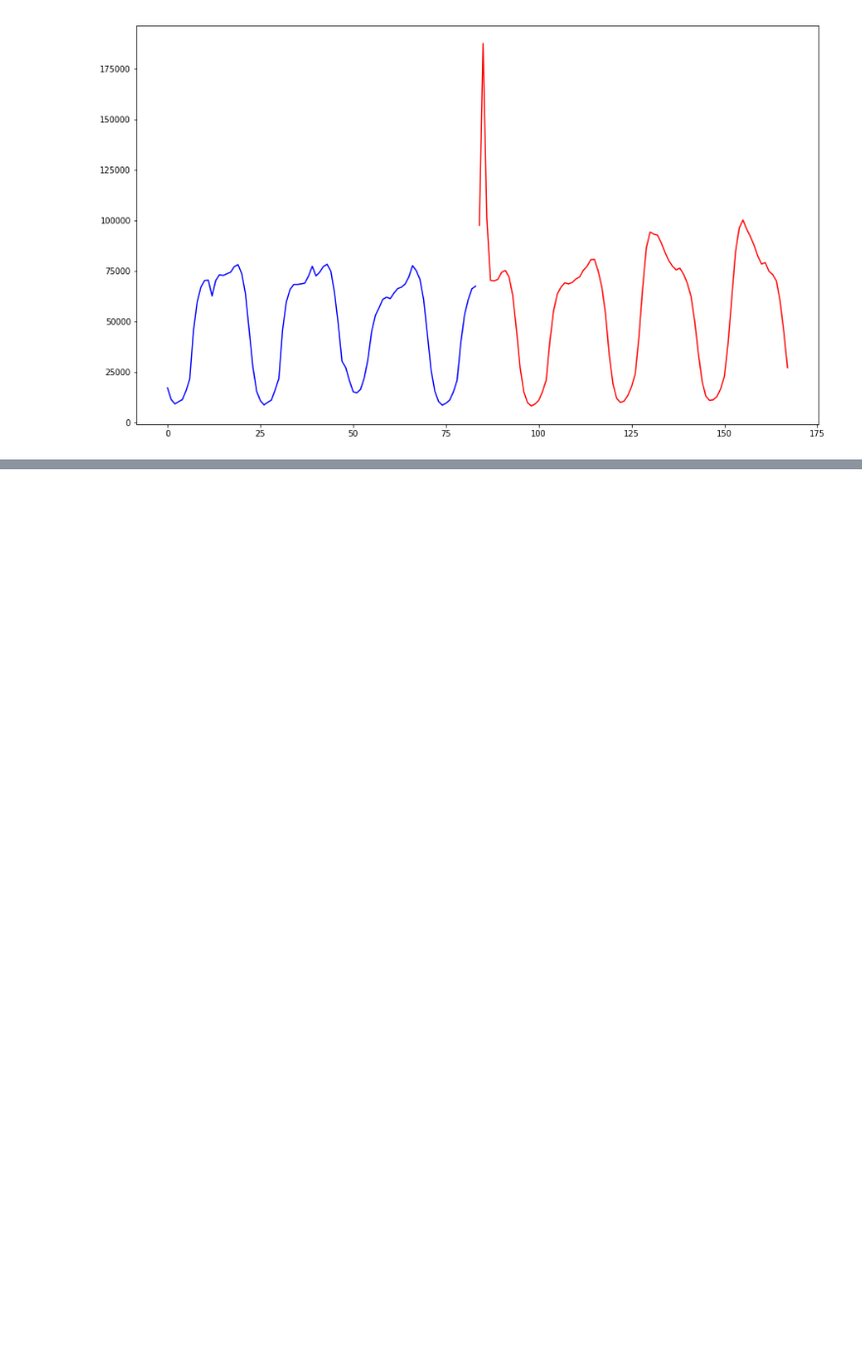
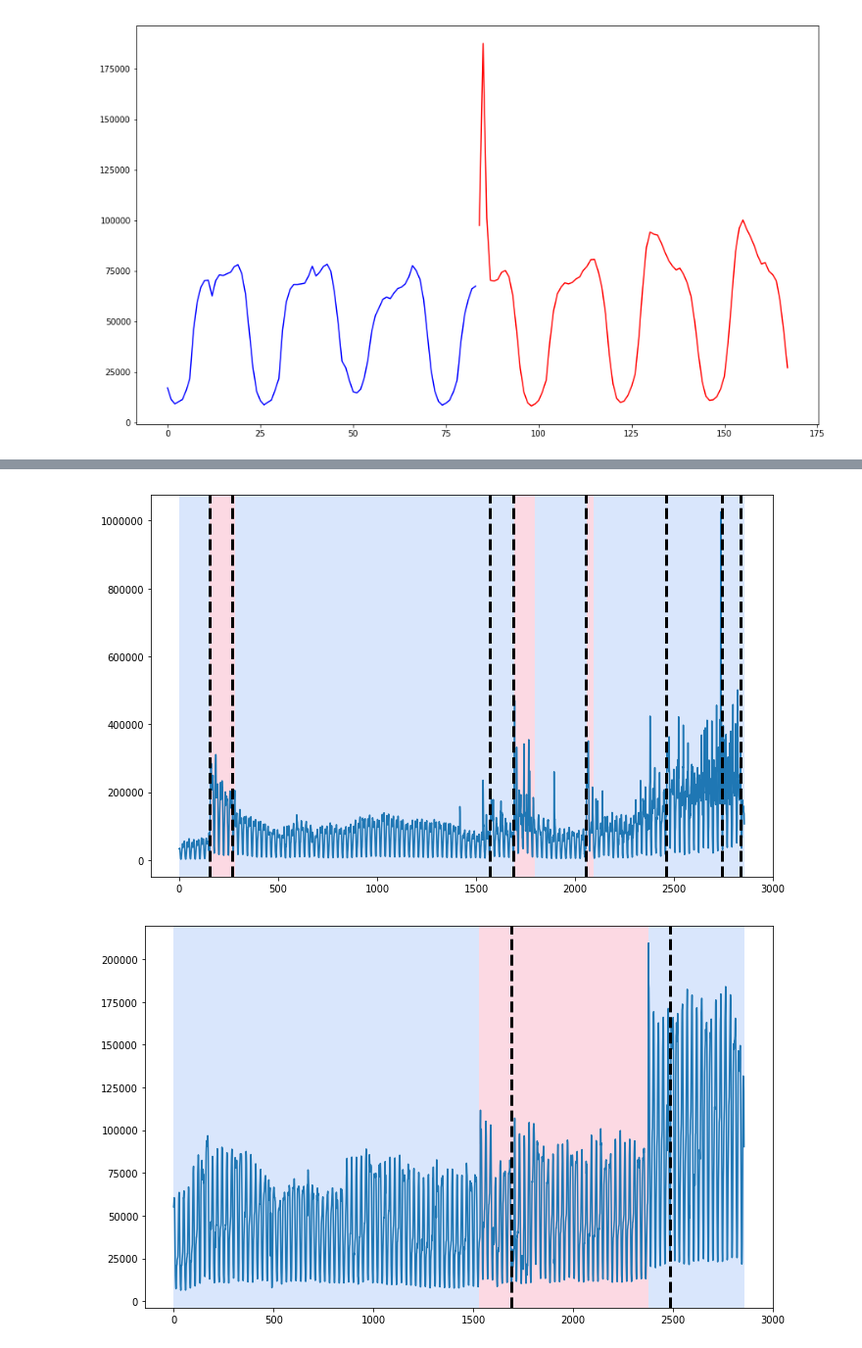
Before and after one commit to Klimmy/ssa-cardiff-seminar, a Jupyter notebook: python/Data preparation.ipynb, the cells around one changed output, grey strips where cells are left out. Shown at 98% size. Cells and saved outputs as stored; diff of their text form; code cells hidden in the pictures; blank space fills up the shorter version.

```diff
--- a/python/Data preparation.ipynb
+++ b/python/Data preparation.ipynb
@@ -599,0 +809,48 @@ plot_cp_results(ts_splitted,'/Users/klimmy/Klim/Statmod/Change point conference/
+# %%
+signal = np.array(df_a['imp'])
+bkps_act = bkps_a
+bkps_number = len(bkps_act)-1
+algo = rpt.Window(model = 'l1', min_size=24, width=40).fit(signal)
+bkps_pred = algo.predict(n_bkps=bkps_number)
+rpt.show.display(signal, bkps_act, bkps_pred, figsize=(10, 6))
+plt.savefig('/Users/klimmy/Klim/Statmod/Change point conference/ssa-cardiff-seminar/tex/images/033_country_a_cp.png')
+plt.show()
+
+signal = np.array(df_b['imp'])
+bkps_act = bkps_b
+bkps_number = len(bkps_act)-1
+algo = rpt.Window(model = 'l1', min_size=24, width=40).fit(signal)
+bkps_pred = algo.predict(n_bkps=bkps_number)
+rpt.show.display(signal, bkps_act, bkps_pred, figsize=(10, 6))
+plt.savefig('/Users/klimmy/Klim/Statmod/Change point conference/ssa-cardiff-seminar/tex/images/034_country_b_cp.png')
+plt.show()
+
+signal = np.array(df_c['imp'])
+bkps_act = bkps_c
+bkps_number = len(bkps_act)-1
+algo = rpt.Window(model = 'l1', min_size=24, width=40).fit(signal)
+bkps_pred = algo.predict(n_bkps=bkps_number)
+rpt.show.display(signal, bkps_act, bkps_pred, figsize=(10, 6))
+plt.savefig('/Users/klimmy/Klim/Statmod/Change point conference/ssa-cardiff-seminar/tex/images/035_country_c_cp.png')
+plt.show()
+
+signal = np.array(df_d['imp'])
+bkps_act = bkps_d
+bkps_number = len(bkps_act)-1
+algo = rpt.Window(model = 'l1', min_size=24, width=40).fit(signal)
+bkps_pred = algo.predict(n_bkps=bkps_number)
+rpt.show.display(signal, bkps_act, bkps_pred, figsize=(10, 6))
+plt.savefig('/Users/klimmy/Klim/Statmod/Change point conference/ssa-cardiff-seminar/tex/images/036_country_d_cp.png')
+plt.show()
+
+signal = np.array(df_e['imp'])
+bkps_act = bkps_e
+bkps_number = len(bkps_act)-1
+algo = rpt.Window(model = 'l1', min_size=24, width=40).fit(signal)
+bkps_pred = algo.predict(n_bkps=bkps_number)
+rpt.show.display(signal, bkps_act, bkps_pred, figsize=(10, 6))
+plt.savefig('/Users/klimmy/Klim/Statmod/Change point conference/ssa-cardiff-seminar/tex/images/037_country_e_cp.png')
+plt.show()
+# %% [output]
+[figure, added]
+[figure, added]
```
Also changed, not shown: parts of 18 cells of this notebook, 15 other files.
